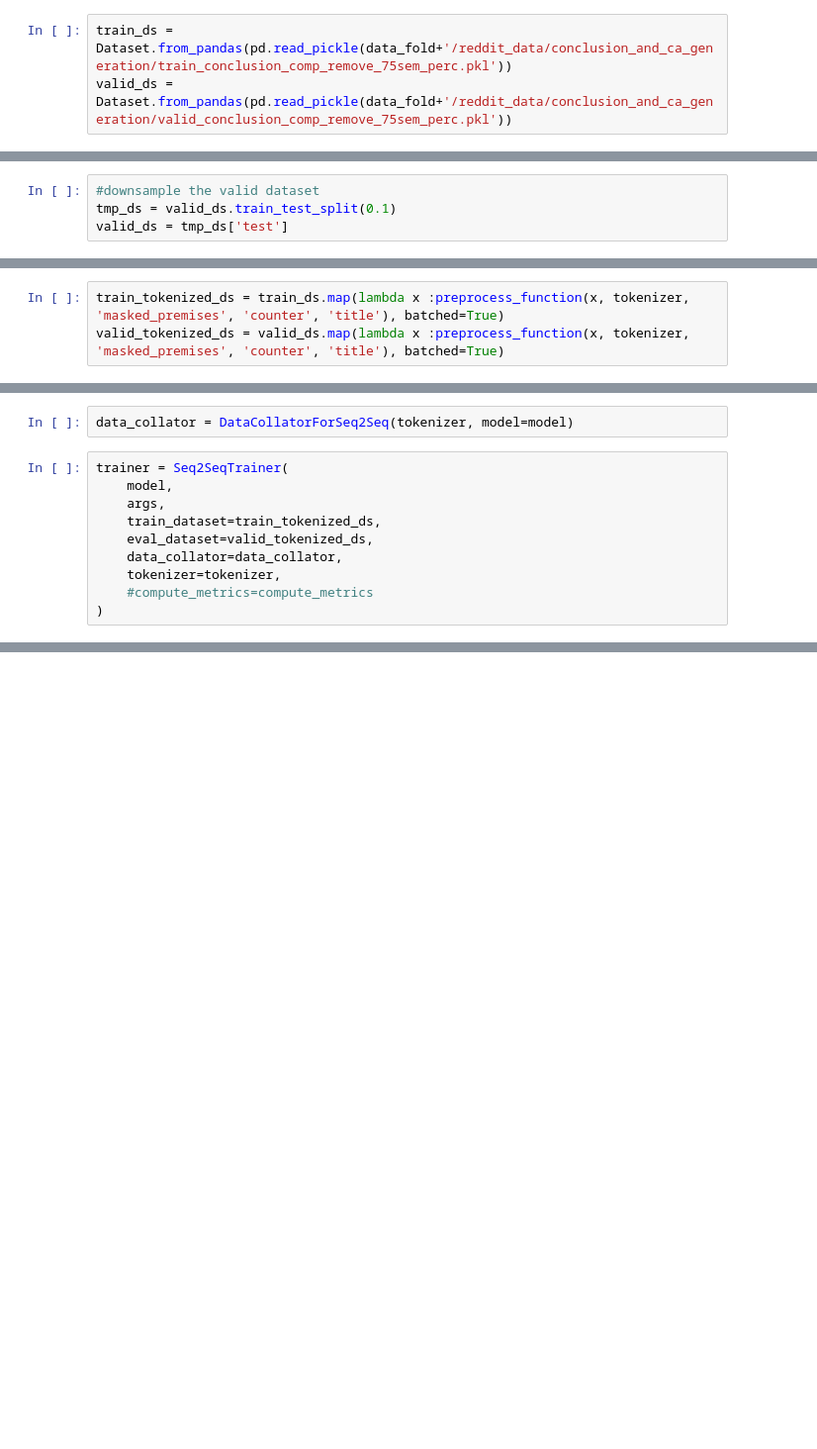
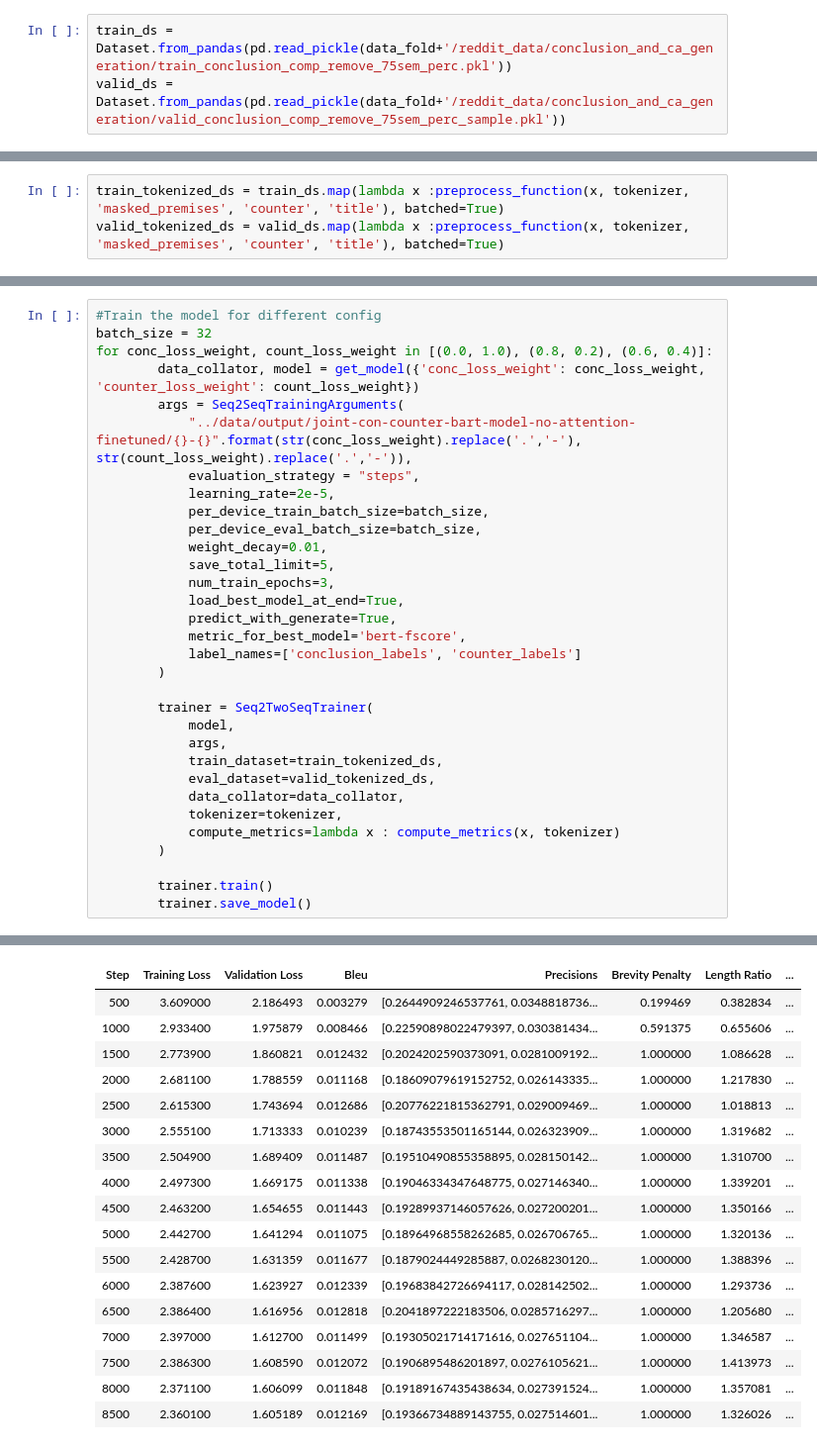
Before and after one commit to webis-de/eacl23-conclusion-based-counter-argument-generation, a Jupyter notebook: src-ipynb/train_bart_for_conc_and_ca_generation-jointly.ipynb, the cells around one changed output, grey strips where cells are left out. Shown at 99% size. Saved outputs shown, nothing was run; the diff lists cells and outputs as text; blank space fills up the shorter version.

```diff
--- a/src-ipynb/train_bart_for_conc_and_ca_generation-jointly.ipynb
+++ b/src-ipynb/train_bart_for_conc_and_ca_generation-jointly.ipynb
@@ -59,4 +72,4 @@ data_fold = '../../../data-ceph/arguana/arg-generation/multi-taks-counter-argume
 # %%
 train_ds = Dataset.from_pandas(pd.read_pickle(data_fold+'/reddit_data/conclusion_and_ca_generation/train_conclusion_comp_remove_75sem_perc.pkl'))
-valid_ds = Dataset.from_pandas(pd.read_pickle(data_fold+'/reddit_data/conclusion_and_ca_generation/valid_conclusion_comp_remove_75sem_perc.pkl'))
+valid_ds = Dataset.from_pandas(pd.read_pickle(data_fold+'/reddit_data/conclusion_and_ca_generation/valid_conclusion_comp_remove_75sem_perc_sample.pkl'))
 # %%
@@ -124,10 +105,6 @@ def compute_metrics(eval_pred, tokenizer):
 len(train_ds)
 # %% [output]
 92397
-# %%
-#downsample the valid dataset
-tmp_ds = valid_ds.train_test_split(0.1)
-valid_ds = tmp_ds['test']
 # %%
 len(valid_ds)
 # %% [output]
@@ -155,12 +114,0 @@ The default value for the training argument `--report_to` will change in v5 (fro
-# %%
-data_collator = DataCollatorForSeq2Seq(tokenizer, model=model)
-# %%
-trainer = Seq2SeqTrainer(
-    model,
-    args,
-    train_dataset=train_tokenized_ds,
-    eval_dataset=valid_tokenized_ds,
-    data_collator=data_collator,
-    tokenizer=tokenizer,
-    #compute_metrics=compute_metrics
-)
@@ -202,0 +115,33 @@ Deleting older checkpoint [../data/output/joint-con-counter-bart-model-50-50/che
+# %%
+#Train the model for different config
+batch_size = 32
+for conc_loss_weight, count_loss_weight in [(0.0, 1.0), (0.8, 0.2), (0.6, 0.4)]:
+        data_collator, model = get_model({'conc_loss_weight': conc_loss_weight, 'counter_loss_weight': count_loss_weight})
+        args = Seq2SeqTrainingArguments(
+            "../data/output/joint-con-counter-bart-model-no-attention-finetuned/{}-{}".format(str(conc_loss_weight).replace('.','-'), str(count_loss_weight).replace('.','-')),
+            evaluation_strategy = "steps",
+            learning_rate=2e-5,
+            per_device_train_batch_size=batch_size,
+            per_device_eval_batch_size=batch_size,
+            weight_decay=0.01,
+            save_total_limit=5,
+            num_train_epochs=3,
+            load_best_model_at_end=True,
+            predict_with_generate=True,
+            metric_for_best_model='bert-fscore',
+            label_names=['conclusion_labels', 'counter_labels']
+        )
+
+        trainer = Seq2TwoSeqTrainer(
+            model,
+            args,
+            train_dataset=train_tokenized_ds,
+            eval_dataset=valid_tokenized_ds,
+            data_collator=data_collator,
+            tokenizer=tokenizer,
+            compute_metrics=lambda x : compute_metrics(x, tokenizer)
+        )
+
+        trainer.train()
+        trainer.save_model()
+# %% [output]
@@ -202,0 +166,18 @@ Deleting older checkpoint [../data/output/joint-con-counter-bart-model-50-50/che
+| Step | Training Loss | Validation Loss | Bleu | Precisions | Brevity Penalty | Length Ratio | ... |
+| 500 | 3.609000 | 2.186493 | 0.003279 | [0.2644909246537761, 0.0348818736... | 0.199469 | 0.382834 | ... |
+| 1000 | 2.933400 | 1.975879 | 0.008466 | [0.22590898022479397, 0.030381434... | 0.591375 | 0.655606 | ... |
+| 1500 | 2.773900 | 1.860821 | 0.012432 | [0.2024202590373091, 0.0281009192... | 1.000000 | 1.086628 | ... |
+| 2000 | 2.681100 | 1.788559 | 0.011168 | [0.18609079619152752, 0.026143335... | 1.000000 | 1.217830 | ... |
+| 2500 | 2.615300 | 1.743694 | 0.012686 | [0.20776221815362791, 0.029009469... | 1.000000 | 1.018813 | ... |
+| 3000 | 2.555100 | 1.713333 | 0.010239 | [0.18743553501165144, 0.026323909... | 1.000000 | 1.319682 | ... |
+| 3500 | 2.504900 | 1.689409 | 0.011487 | [0.19510490855358895, 0.028150142... | 1.000000 | 1.310700 | ... |
+| 4000 | 2.497300 | 1.669175 | 0.011338 | [0.19046334347648775, 0.027146340... | 1.000000 | 1.339201 | ... |
+| 4500 | 2.463200 | 1.654655 | 0.011443 | [0.19289937146057626, 0.027200201... | 1.000000 | 1.350166 | ... |
+| 5000 | 2.442700 | 1.641294 | 0.011075 | [0.18964968558262685, 0.026706765... | 1.000000 | 1.320136 | ... |
+| 5500 | 2.428700 | 1.631359 | 0.011677 | [0.1879024449285887, 0.0268230120... | 1.000000 | 1.388396 | ... |
+| 6000 | 2.387600 | 1.623927 | 0.012339 | [0.19683842726694117, 0.028142502... | 1.000000 | 1.293736 | ... |
+| 6500 | 2.386400 | 1.616956 | 0.012818 | [0.2041897222183506, 0.0285716297... | 1.000000 | 1.205680 | ... |
+| 7000 | 2.397000 | 1.612700 | 0.011499 | [0.19305021714171616, 0.027651104... | 1.000000 | 1.346587 | ... |
+| 7500 | 2.386300 | 1.608590 | 0.012072 | [0.1906895486201897, 0.0276105621... | 1.000000 | 1.413973 | ... |
+| 8000 | 2.371100 | 1.606099 | 0.011848 | [0.19189167435438634, 0.027391524... | 1.000000 | 1.357081 | ... |
+| 8500 | 2.360100 | 1.605189 | 0.012169 | [0.19366734889143755, 0.027514601... | 1.000000 | 1.326026 | ... |
```
Also changed, not shown: parts of 12 cells of this notebook, 7 other files.
